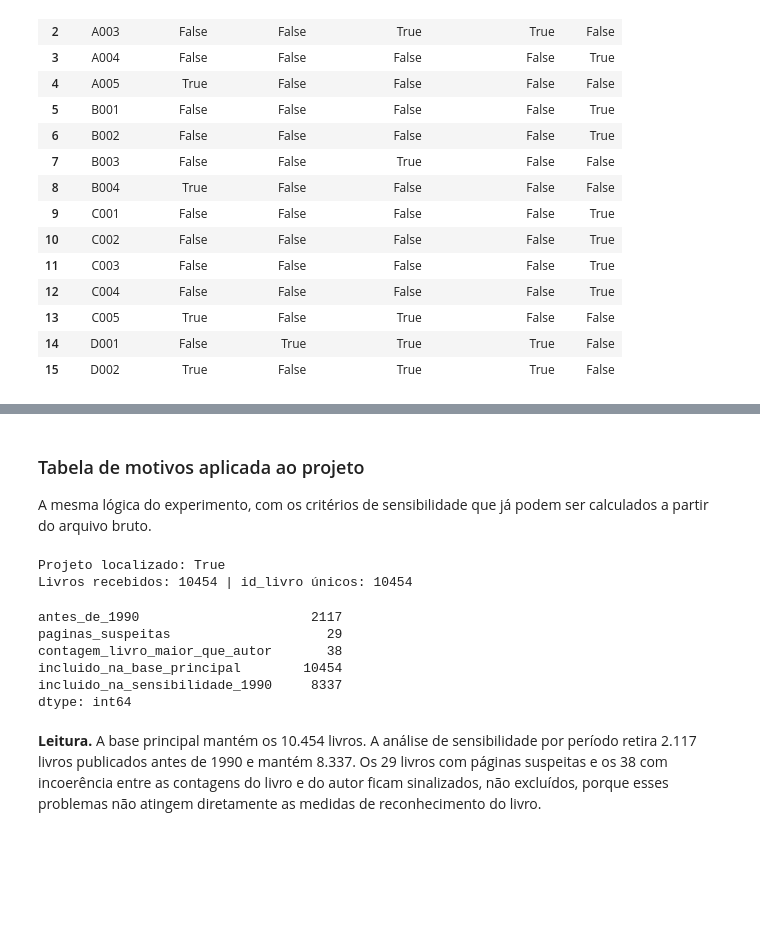
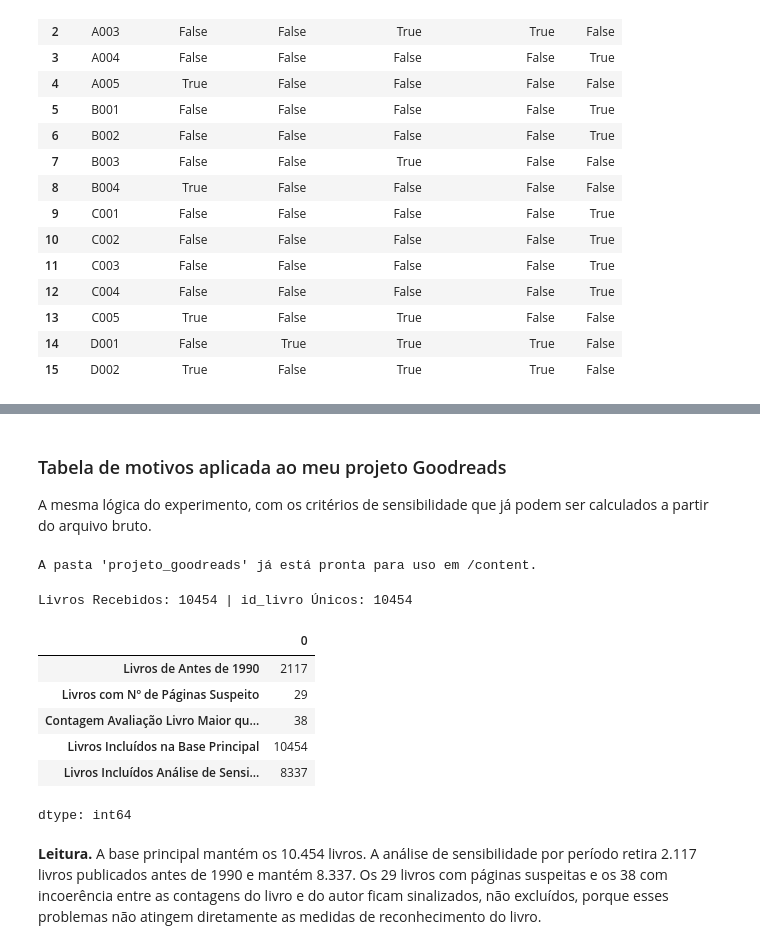
Before and after one commit to andrelfo85/Atividade_Goodreads, a Jupyter notebook: unidade_02/01_fontes_populacao_e_selecao.ipynb, the cells around one changed output, grey strips where cells are left out. Saved outputs shown, nothing was run; the diff lists cells and outputs as text; code cells hidden in the pictures; blank space fills up the shorter version.

```diff
--- a/unidade_02/01_fontes_populacao_e_selecao.ipynb
+++ b/unidade_02/01_fontes_populacao_e_selecao.ipynb
@@ -325,47 +314,63 @@ Ao terminar, verifique se outra pessoa conseguiria reconstruir sua decisão
 sem adivinhar critérios. Essa verificação prepara a síntese e o exame de
 cobertura do notebook seguinte.
 # %% [markdown]
-### Tabela de motivos aplicada ao projeto
+### Tabela de motivos aplicada ao meu projeto Goodreads
 
 A mesma lógica do experimento, com os critérios de sensibilidade que já podem
 ser calculados a partir do arquivo bruto.
+# %%
+import subprocess
+from pathlib import Path
+import shutil
+
+# URL do meu repositório específico contendo o projeto_goodreads
+URL_PROJETO_USER = 'https://github.com/andrelfo85/Atividade_Goodreads.git'
+PASTA_CLONADA = Path('/content/Atividade_Goodreads')
+PASTA_DESTINO = Path('/content/projeto_goodreads')
+
+if not PASTA_DESTINO.exists():
+    print("Clonando repositório do projeto...")
+    # Clona o repositório temporariamente
+    subprocess.run(["git", "clone", "--depth", "1", URL_PROJETO_USER, str(PASTA_CLONADA)], check=True)
+
+    # Move a pasta 'projeto_goodreads' para /content/projeto_goodreads
+    origem_projeto = PASTA_CLONADA / "projeto_goodreads"
+    if origem_projeto.exists():
+        shutil.move(str(origem_projeto), str(PASTA_DESTINO))
+        print("Pasta 'projeto_goodreads' configurada com sucesso em /content!")
+    else:
+        print("Erro: A pasta 'projeto_goodreads' não foi encontrada dentro do repositório clonado.")
+
+    # Remove o restante dos arquivos clonados para manter o ambiente limpo
+    if PASTA_CLONADA.exists():
+        shutil.rmtree(PASTA_CLONADA)
+else:
+    print("A pasta 'projeto_goodreads' já está pronta para uso em /content.")
+# %% [output]
+A pasta 'projeto_goodreads' já está pronta para uso em /content.
 # %%
-# Localiza a pasta do projeto Goodreads (localmente ou no Colab, se a pasta for enviada para /content)
 import sys
-from pathlib import Path
-
-CANDIDATOS = [Path("../projeto_goodreads"), Path("projeto_goodreads"), Path("/content/projeto_goodreads")]
-PROJETO = next((c.resolve() for c in CANDIDATOS if (c / "preparar_base.py").exists()), None)
-if PROJETO is None:
-    raise FileNotFoundError(
-        "Pasta projeto_goodreads não encontrada. Coloque-a ao lado das pastas unidade_0X "
-        "ou, no Colab, envie-a para /content."
-    )
-if str(PROJETO) not in sys.path:
-    sys.path.insert(0, str(PROJETO))
-print("Projeto localizado:", (PROJETO / "preparar_base.py").exists())
-
 from preparar_base import ler_bruto
 
 livros = ler_bruto()
 motivos_projeto = pd.DataFrame({
-    "id_livro": livros["id_livro"],
-    "antes_de_1990": livros["ano_publicacao"] < 1990,
-    "paginas_suspeitas": (livros["paginas"] <= 10) | (livros["paginas"] > 2000),
-    "contagem_livro_maior_que_autor": livros["n_avaliacoes"] > livros["n_avaliacoes_autor"],
+    "id do Livro": livros["id_livro"],
+    "Livros de Antes de 1990": livros["ano_publicacao"] < 1990,
+    "Livros com Nº de Páginas Suspeito": (livros["paginas"] <= 10) | (livros["paginas"] > 2000),
+    "Contagem Avaliação Livro Maior que Autor": livros["n_avaliacoes"] > livros["n_avaliacoes_autor"],
 })
-motivos_projeto["incluido_na_base_principal"] = True  # nenhuma exclusão na base principal
-motivos_projeto["incluido_na_sensibilidade_1990"] = ~motivos_projeto["antes_de_1990"]
-print("Livros recebidos:", len(livros), "| id_livro únicos:", livros["id_livro"].nunique())
+motivos_projeto["Livros Incluídos na Base Principal"] = True  # nenhuma exclusão na base principal
+motivos_projeto["Livros Incluídos Análise de Sensibilidade"] = ~motivos_projeto["Livros de Antes de 1990"]
+print("Livros Recebidos:", len(livros), "| id_livro Únicos:", livros["id_livro"].nunique())
 motivos_projeto.iloc[:, 1:].sum()
 # %% [output]
-Projeto localizado: True
-Livros recebidos: 10454 | id_livro únicos: 10454
+Livros Recebidos: 10454 | id_livro Únicos: 10454
+|  | 0 |
+| Livros de Antes de 1990 | 2117 |
+| Livros com Nº de Páginas Suspeito | 29 |
+| Contagem Avaliação Livro Maior qu... | 38 |
+| Livros Incluídos na Base Principal | 10454 |
+| Livros Incluídos Análise de Sensi... | 8337 |
-antes_de_1990                      2117
-paginas_suspeitas                    29
-contagem_livro_maior_que_autor       38
-incluido_na_base_principal        10454
-incluido_na_sensibilidade_1990     8337
 dtype: int64
 # %% [markdown]
 **Leitura.** A base principal mantém os 10.454 livros. A análise de
```
Also changed, not shown: parts of 6 cells of this notebook.
